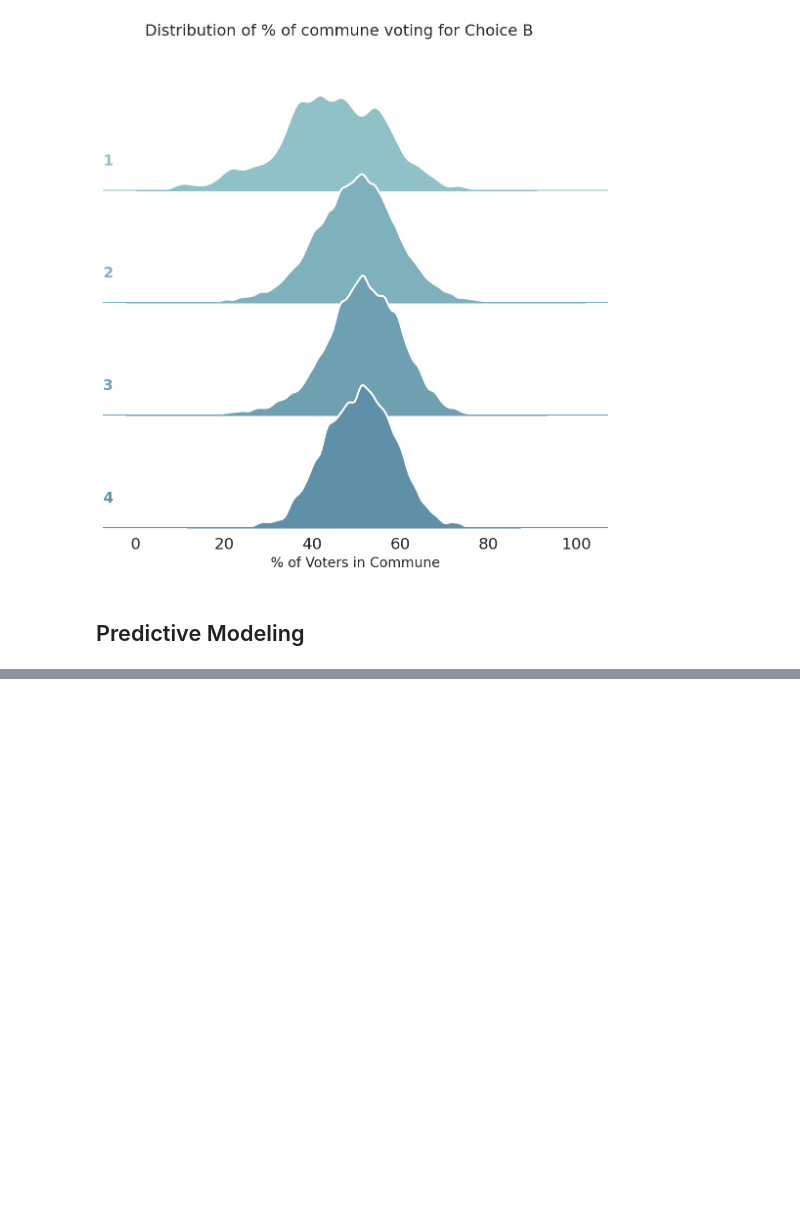
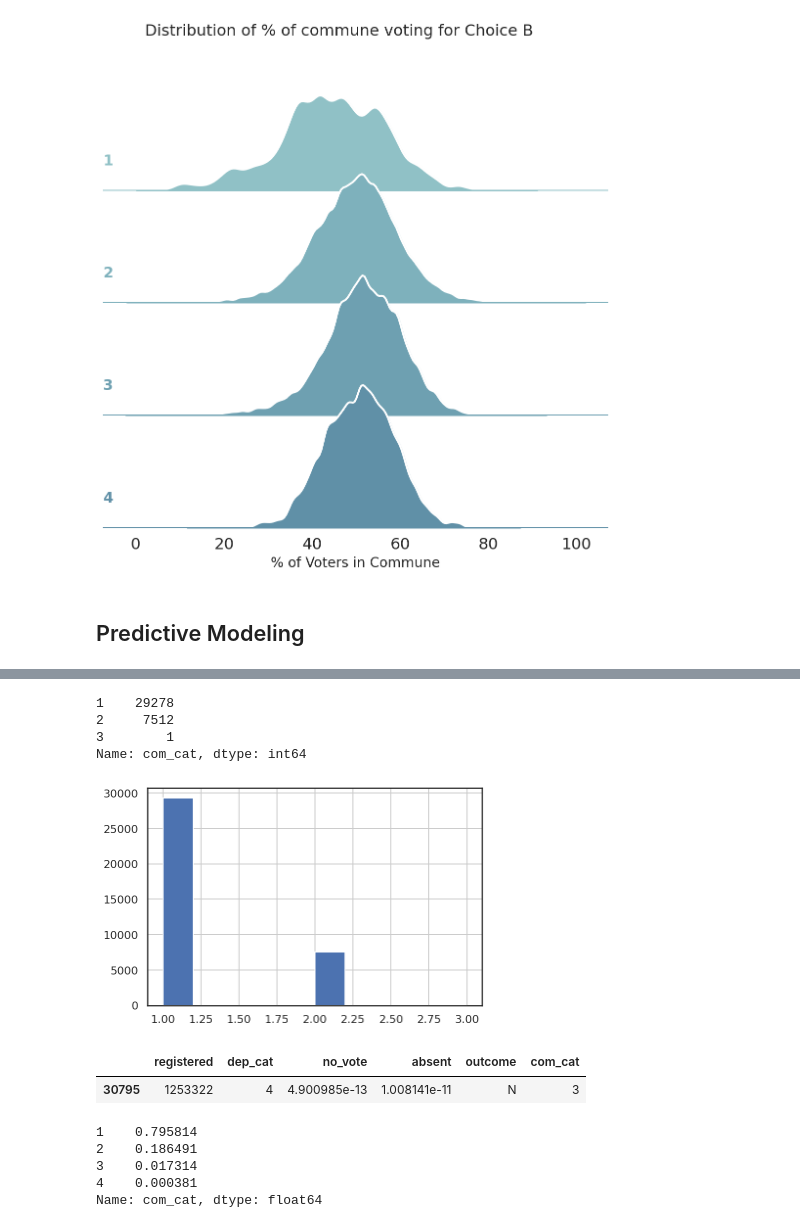
Before and after one commit to palsagar/SGR_project, a Jupyter notebook: eda.ipynb, the cells around one changed output, grey strips where cells are left out. Saved outputs shown, nothing was run; the diff lists cells and outputs as text; code cells hidden in the pictures; blank space fills up the shorter version.

```diff
--- a/eda.ipynb
+++ b/eda.ipynb
@@ -684,3 +672,25 @@ g.fig.suptitle("Distribution of % of commune voting for Choice B", fontsize=16);
 [figure]
 # %% [markdown]
 ## Predictive Modeling
+# %%
+for col in ["choice_a","choice_b","no_vote","absent"]:
+    data_new[col] = 100.0*(data_new[col] / data_new["registered"])
+
+data_new["outcome"] = "N"
+
+# creating boolean masks for choosing if A or B won the referendum
+
+mask_A = (data_new["choice_a"] > (data_new["choice_b"] + data_new["no_vote"] + data_new["absent"]))
+mask_B = (data_new["choice_b"] > (data_new["choice_a"] + data_new["no_vote"] + data_new["absent"]))
+
+#mask_A = ( data_mod["choice_a"] > 50.0 )
+#mask_B = ( data_mod["choice_b"] > 50.0 )
+
+# Replacing N with winners A or B
+data_new.loc[mask_A , "outcome"] = "A"
+data_new.loc[mask_B , "outcome"] = "B"
+# %%
+col_list = ["registered", "dep_cat", "no_vote", "absent", "outcome"]
+referendum = data_new[col_list].copy()
+referendum.head()
+referendum.info()
@@ -686,0 +716,28 @@ g.fig.suptitle("Distribution of % of commune voting for Choice B", fontsize=16);
+# %%
+referendum["com_cat"] = pd.cut(referendum["registered"], bins=[0., 1e3, 1e6, np.inf], labels=[1, 2, 3])
+referendum["com_cat"].value_counts() #/ len(referendum)
+# %% [output]
+1    29278
+2     7512
+3        1
+Name: com_cat, dtype: int64
+# %%
+referendum["com_cat"].hist();
+# %% [output]
+[figure, added]
+# %%
+referendum.loc[referendum["registered"] > 1e6]
+# %% [output]
+|  | registered | dep_cat | no_vote | absent | outcome | com_cat |
+| 30795 | 1253322 | 4 | 4.900985e-13 | 1.008141e-11 | N | 3 |
+# %%
+referendum = referendum.loc[ ~(referendum["registered"] > 1e6)]
+
+referendum["com_cat"] = pd.cut(referendum["registered"], bins=[0., 1e3, 1e4, 1e5, np.inf], labels=[1, 2, 3, 4])
+referendum["com_cat"].value_counts() / len(referendum)
+# %% [output]
+1    0.795814
+2    0.186491
+3    0.017314
+4    0.000381
+Name: com_cat, dtype: float64
```
Also changed, not shown: parts of 15 cells of this notebook.
